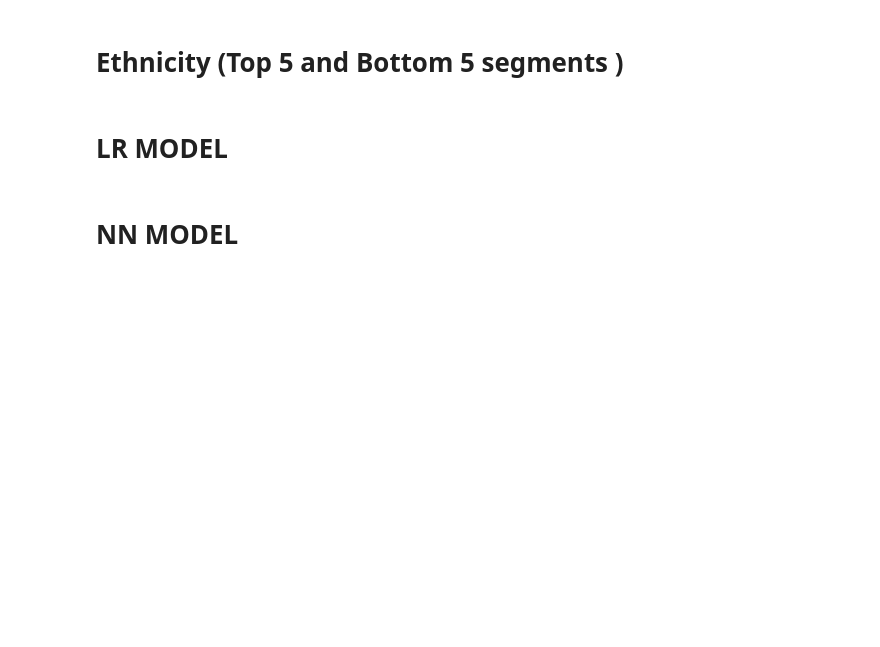
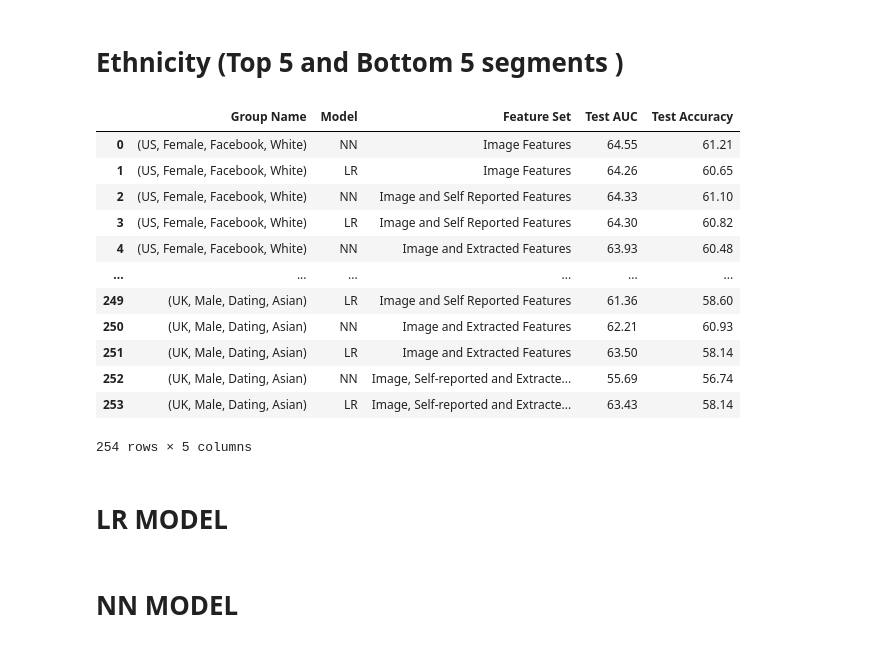
Before and after one commit to thejat/facial-political-recognition, a Jupyter notebook: Results_EDA.ipynb, the cells around one changed output. Cells and saved outputs as stored; diff of their text form; code cells hidden in the pictures; blank space fills up the shorter version.

```diff
--- a/Results_EDA.ipynb
+++ b/Results_EDA.ipynb
@@ -81,6 +120,22 @@ fig.savefig("Results_EDA/segment_groups_LR.PNG")
 # Ethnicity (Top 5 and Bottom 5 segments )
 # %%
 ethnicity_df = pd.read_csv("ethnicity_groups.csv")
+ethnicity_df['Group Name'] = ethnicity_df['Group Name'].apply(lambda x : change_group_name(x))
+ethnicity_df
+# %% [output]
+|  | Group Name | Model | Feature Set | Test AUC | Test Accuracy |
+| 0 | (US, Female, Facebook, White) | NN | Image Features | 64.55 | 61.21 |
+| 1 | (US, Female, Facebook, White) | LR | Image Features | 64.26 | 60.65 |
+| 2 | (US, Female, Facebook, White) | NN | Image and Self Reported Features | 64.33 | 61.10 |
+| 3 | (US, Female, Facebook, White) | LR | Image and Self Reported Features | 64.30 | 60.82 |
+| 4 | (US, Female, Facebook, White) | NN | Image and Extracted Features | 63.93 | 60.48 |
+| ... | ... | ... | ... | ... | ... |
+| 249 | (UK, Male, Dating, Asian) | LR | Image and Self Reported Features | 61.36 | 58.60 |
+| 250 | (UK, Male, Dating, Asian) | NN | Image and Extracted Features | 62.21 | 60.93 |
+| 251 | (UK, Male, Dating, Asian) | LR | Image and Extracted Features | 63.50 | 58.14 |
+| 252 | (UK, Male, Dating, Asian) | NN | Image, Self-reported and Extracte... | 55.69 | 56.74 |
+| 253 | (UK, Male, Dating, Asian) | LR | Image, Self-reported and Extracte... | 63.43 | 58.14 |
+254 rows × 5 columns
 # %%
 lr_ethnicity = ethnicity_df[ethnicity_df['Model']=='LR']
 nn_ethnicity = ethnicity_df[ethnicity_df['Model']=='NN']
```
Also changed, not shown: parts of 4 cells of this notebook.
